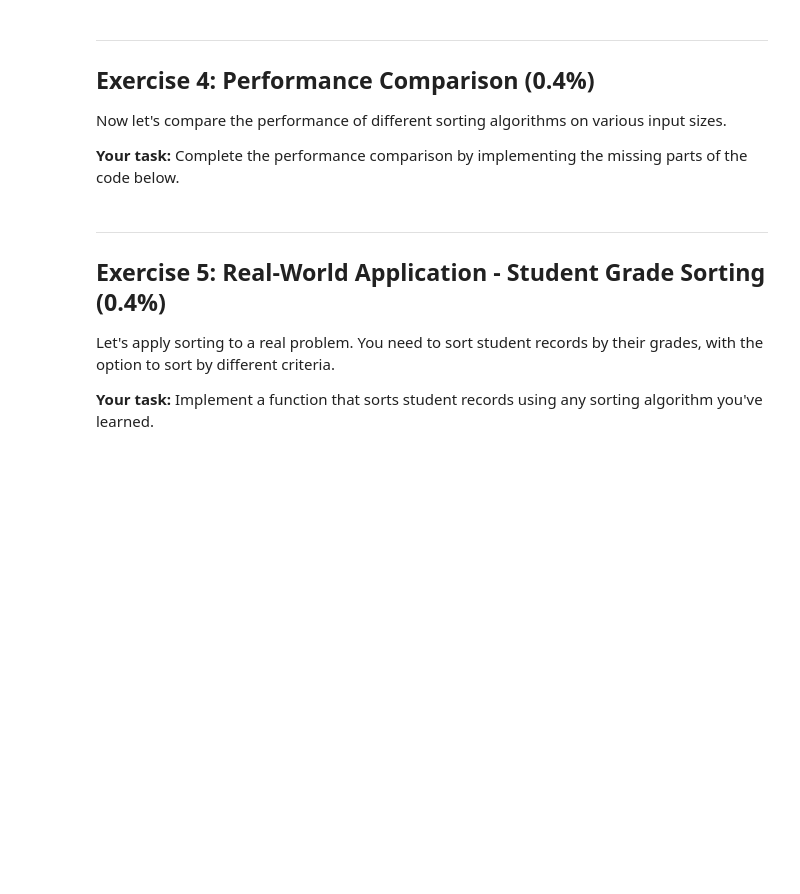
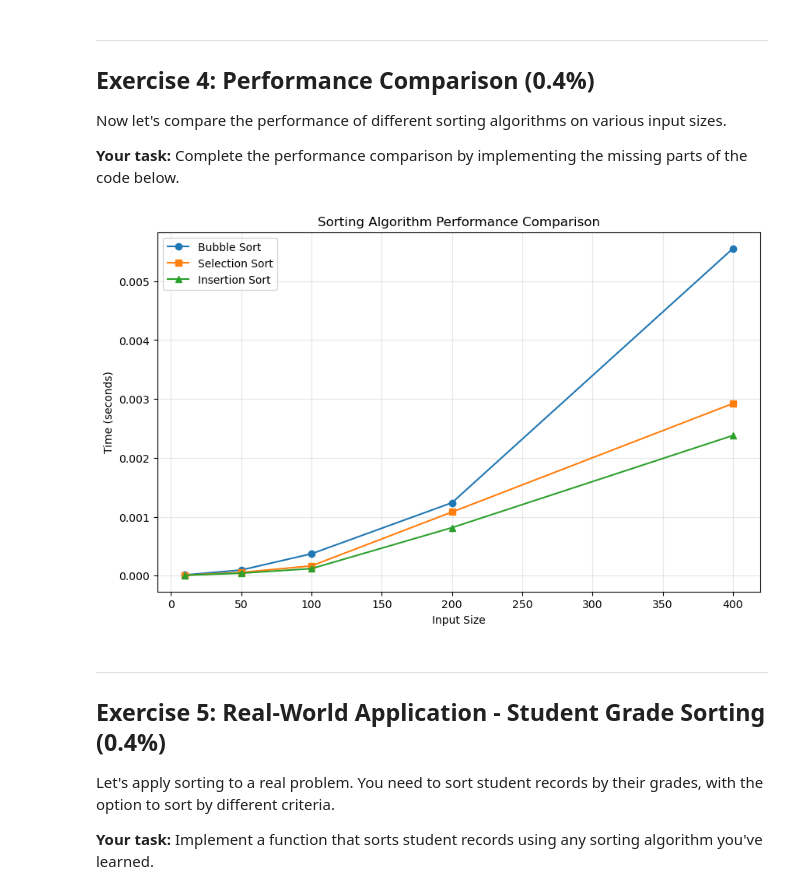
Before and after one commit to trinity-h99/chem-274b-labs-2025, a Jupyter notebook: colab_lab1_trinityhokm.ipynb, the cells around one changed output. Saved outputs shown, nothing was run; the diff lists cells and outputs as text; code cells hidden in the pictures; blank space fills up the shorter version.

```diff
--- a/colab_lab1_trinityhokm.ipynb
+++ b/colab_lab1_trinityhokm.ipynb
@@ -337,35 +337,66 @@ def compare_sorting_algorithms(sizes=[10, 50, 100, 200, 400]):
             if not swapped:
                 break
 
+
+    def selection_sort(lst):
+        n = len(lst)
+        for i in range(n):
+            min_idx = i
+            for j in range(i + 1, n):
+                if lst[j] < lst[min_idx]:
+                    min_idx = j
+            lst[i], lst[min_idx] = lst[min_idx], lst[i]
+
+        #return lst
+
+
+    def insertion_sort(lst):
+        n = len(lst)
+        for i in range(1, n):
+            curr_num = lst[i] # save the number
+            j = i
+
+            while j > 0 and lst[j - 1] > curr_num:
+                lst[j] = lst[j - 1]
+                j -= 1
+
+            lst[j] = curr_num
+
+
     for size in sizes:
         # Generate a random list for testing
         test_list = generate_random_list(size)
 
         # TODO: Time each sorting algorithm on the same list
         # Use the time_sort helper function defined earlier
 
         # YOUR CODE HERE
         # Hint: results['bubble'].append(time_sort(bubble_sort, test_list))
 
-        pass
+        results['bubble'].append(time_sort(bubble_sort, test_list.copy()))
+        results['selection'].append(time_sort(selection_sort, test_list.copy()))
+        results['insertion'].append(time_sort(insertion_sort, test_list.copy()))
+
 
     return results, sizes
 
 # Run the comparison
 results, sizes = compare_sorting_algorithms()
 
 # Visualize the results
 if results['bubble']:  # Check if results were collected
     plt.figure(figsize=(10, 6))
     plt.plot(sizes, results['bubble'], 'o-', label='Bubble Sort')
     plt.plot(sizes, results['selection'], 's-', label='Selection Sort')
     plt.plot(sizes, results['insertion'], '^-', label='Insertion Sort')
     plt.xlabel('Input Size')
     plt.ylabel('Time (seconds)')
     plt.title('Sorting Algorithm Performance Comparison')
     plt.legend()
     plt.grid(True, alpha=0.3)
     plt.show()
+# %% [output]
+[figure, added]
 # %% [markdown]
 ---
 ## Exercise 5: Real-World Application - Student Grade Sorting (0.4%)
```
Also changed, not shown: parts of 2 cells of this notebook.
